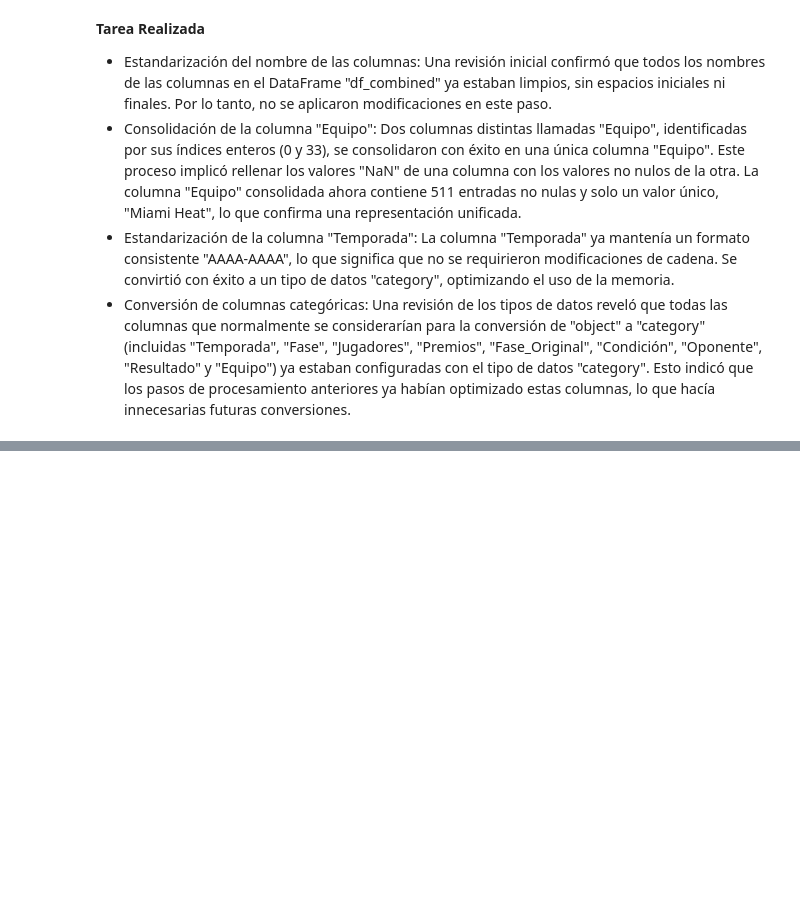
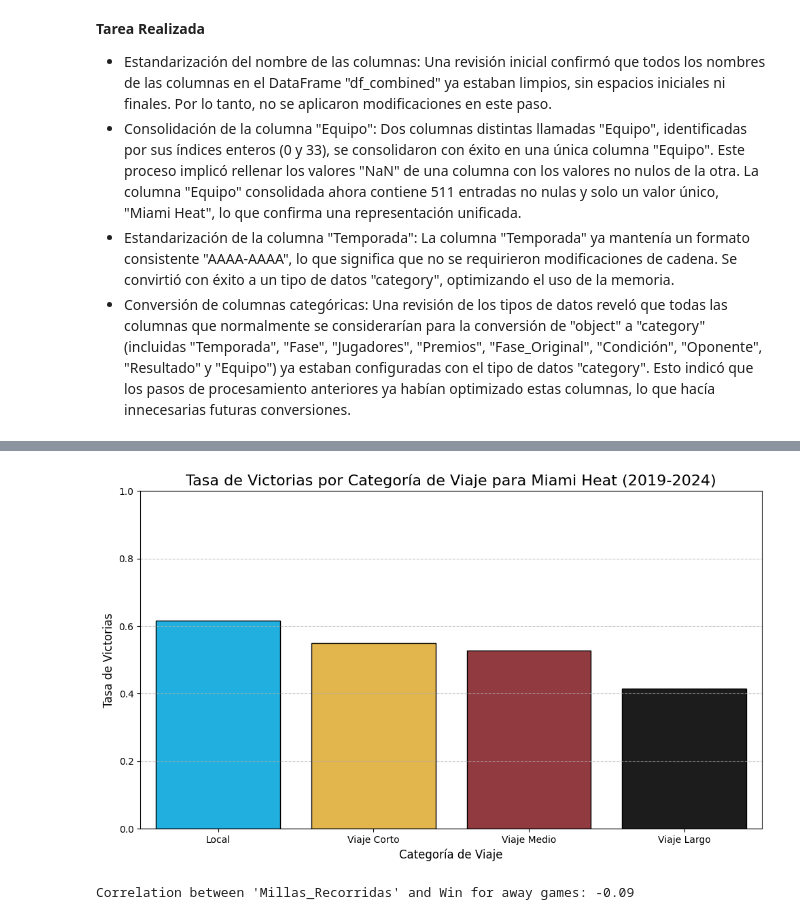
Before and after one commit to coderhouse2025-droid/Miami-Heat, a Jupyter notebook: Miami_Heat.ipynb, the cells around one changed output, grey strips where cells are left out. Drawn from its saved outputs; the diff is of its cells as text; code cells hidden in the pictures; blank space fills up the shorter version.

```diff
--- a/Miami_Heat.ipynb
+++ b/Miami_Heat.ipynb
@@ -310,0 +576,44 @@ memory usage: 146.1+ KB
+# %%
+import matplotlib.pyplot as plt
+import seaborn as sns
+
+# Map categories to Spanish
+category_mapping = {
+    'Short_Travel': 'Viaje Corto',
+    'Medium_Travel': 'Viaje Medio',
+    'Long_Travel': 'Viaje Largo',
+    'Local': 'Local' # Keep 'Local' as is
+}
+win_rates_by_travel['Travel_Category'] = win_rates_by_travel['Travel_Category'].map(category_mapping)
+
+# Define the order of categories for plotting (now in Spanish)
+category_order = ['Local', 'Viaje Corto', 'Viaje Medio', 'Viaje Largo']
+
+# Ensure the DataFrame has the correct order for plotting
+win_rates_by_travel['Travel_Category'] = pd.Categorical(win_rates_by_travel['Travel_Category'], categories=category_order, ordered=True)
+win_rates_by_travel = win_rates_by_travel.sort_values('Travel_Category')
+
+# Define Miami Heat's official colors for the palette, with 'Local' as strong light blue
+miami_heat_palette = ['#00BFFF', '#FBBF34', '#9F2B33', '#1C1C1C'] # Strong Light Blue, Yellow, Red, Black
+
+plt.figure(figsize=(10, 6))
+sns.barplot(x='Travel_Category', y='Win_Rate', data=win_rates_by_travel,
+            palette=miami_heat_palette,
+            hue='Travel_Category', legend=False, # Added hue and legend=False to address FutureW
+            edgecolor='black') # Add black borders to bars for better definition
+
+plt.title('Tasa de Victorias por Categoría de Viaje para Miami Heat (2019-2024)', fontsize=16)
+plt.xlabel('Categoría de Viaje', fontsize=12)
+plt.ylabel('Tasa de Victorias', fontsize=12)
+plt.ylim(0, 1) # Win rate is between 0 and 1
+plt.grid(axis='y', linestyle='--', alpha=0.7)
+plt.tight_layout()
+plt.show()
+# %% [output]
+[figure, added]
+# %%
+df_away_games_numerical = df_games[df_games['Condición'] == 'Visitante'].copy()
+correlation = df_away_games_numerical['Millas_Recorridas'].corr(df_away_games_numerical['Win'])
+print(f"\nCorrelation between 'Millas_Recorridas' and Win for away games: {correlation:.2f}")
+# %% [output]
+Correlation between 'Millas_Recorridas' and Win for away games: -0.09
```
Also changed, not shown: parts of 31 cells of this notebook.
